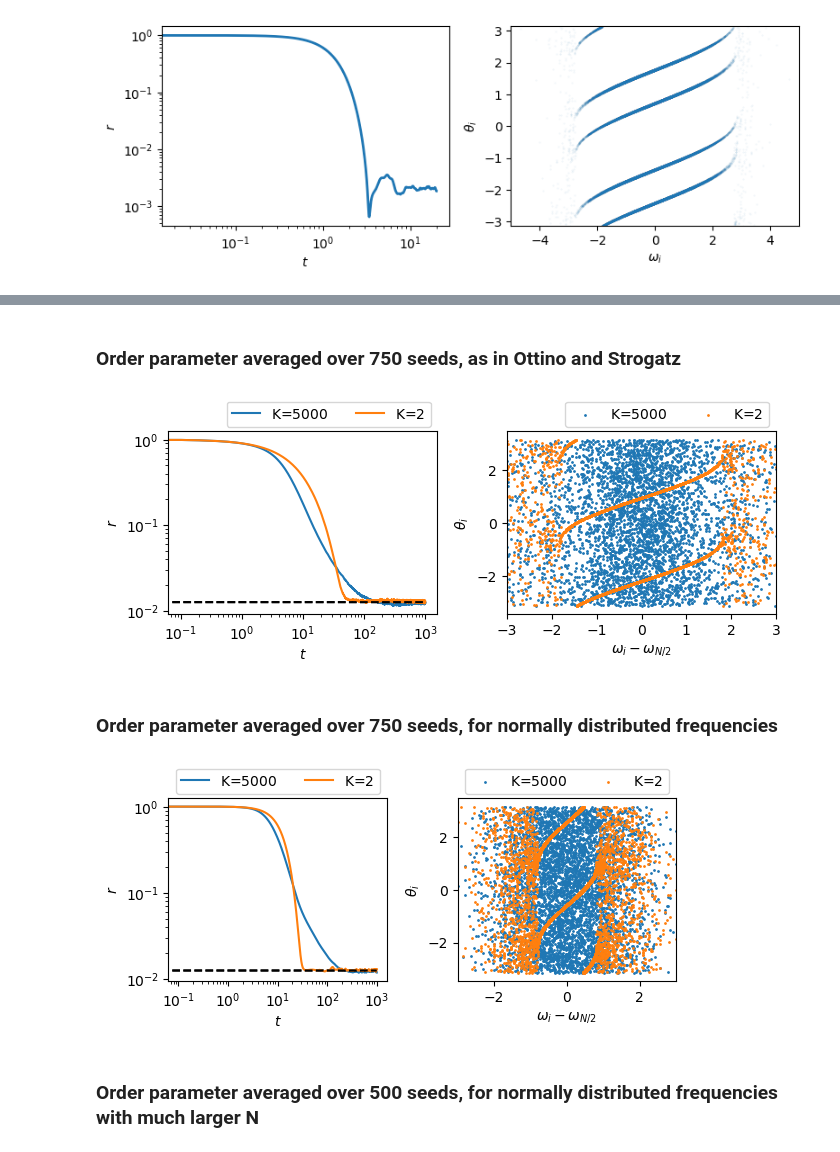
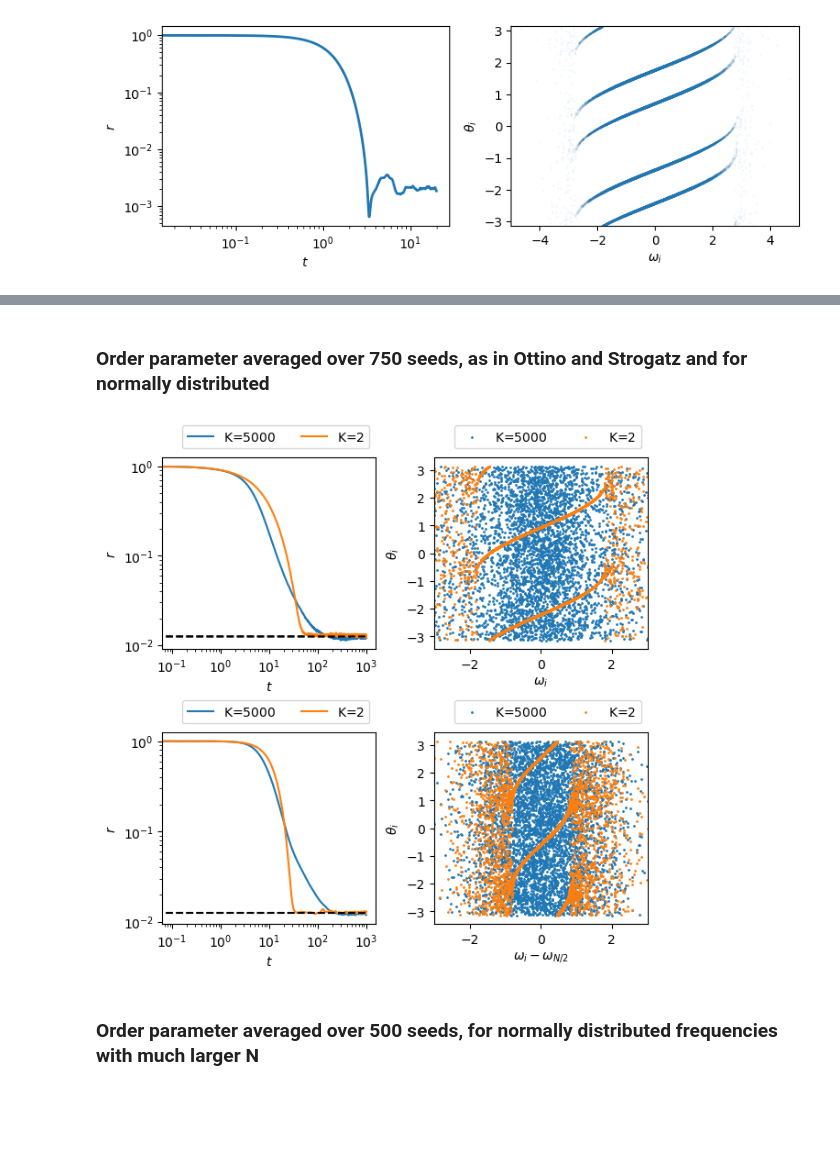
Before and after one commit to znicolaou/kuramoto_dmd, a Jupyter notebook: volcano.ipynb, the cells around one changed output, grey strips where cells are left out. Drawn from its saved outputs; the diff is of its cells as text; code cells hidden in the pictures; blank space fills up the shorter version.

```diff
--- a/volcano.ipynb
+++ b/volcano.ipynb
@@ -389,83 +389,68 @@ Error opening input file data/testbig2/%03d.png-c:v.
 Error opening input files: No such file or directory
 [interactive output not drawn]
 # %% [markdown]
-### Order parameter averaged over 750 seeds, as in Ottino and Strogatz
+### Order parameter averaged over 750 seeds, as in Ottino and Strogatz and for normally distributed
 # %%
 N=5000
 Ks=[5000,2]
 dt=0.1
 
-plt.subplots(1,2,figsize=(7,3))
+plt.subplots(2,2,figsize=(6,6),layout='constrained')
 
 for K in Ks:
-    plt.subplot(1,2,1)
+    plt.subplot(2,2,1)
     r=np.load('data/lorentz/%i/%i/avgorder.npy'%(N,K))
     plt.plot(dt*np.arange(len(r)),r,label='K=$%i$'%K)
     plt.plot(dt*np.arange(len(r)),(np.pi/4)**0.5/(N**0.5)*np.ones(len(r)),ls='--',c='black')
     plt.gca().legend(bbox_to_anchor=(1, 1.2),ncol=2)
     plt.ylabel('$r$')
     plt.xlabel(r'$t$')
     plt.xscale('log')
     plt.yscale('log')
 
-    plt.subplot(1,2,2)
+    plt.subplot(2,2,2)
     filebase='data/lorentz/%i/%i/%i'%(N,K,1)
     omega=np.fromfile(filebase+'frequencies.dat',np.float32)
     theta=np.mod(np.fromfile(filebase+'fs.dat',dtype=np.float32)[:N]+np.pi,2*np.pi)-np.pi
     plt.scatter(omega-np.median(omega),theta,s=1,label='K=$%i$'%K)
     plt.xlabel(r'$\omega_i$')
     plt.ylabel(r'$\theta_i$')
 
 plt.gca().legend(bbox_to_anchor=(1, 1.2),ncol=2)
 
 plt.xlim(-3,3)
+# plt.xlabel(r'$\omega_i-\omega_{N/2}$')
+plt.ylabel(r'$\theta_i$')
+
+for K in Ks:
+    plt.subplot(2,2,3)
+    r=np.load('data/normal/%i/%i/avgorder.npy'%(N,K))
+    plt.plot(dt*np.arange(len(r)),r,label='K=$%i$'%K)
+    plt.plot(dt*np.arange(len(r)),(np.pi/4)**0.5/(N**0.5)*np.ones(len(r)),ls='--',c='black')
+    plt.gca().legend(bbox_to_anchor=(1, 1.2),ncol=2)
+    plt.ylabel('$r$')
+    plt.xlabel(r'$t$')
+    plt.xscale('log')
+    plt.yscale('log')
+
+    plt.subplot(2,2,4)
+    filebase='data/normal/%i/%i/%i'%(N,K,1)
+    omega=np.fromfile(filebase+'frequencies.dat',np.float32)
+    theta=np.mod(np.fromfile(filebase+'fs.dat',np.float32)+np.pi,2*np.pi)[:N]-np.pi
+    plt.scatter(omega-np.median(omega),theta,s=1,label='K=$%i$'%K)
+    plt.xlabel(r'$\omega_i$')
+    plt.ylabel(r'$\theta_i$')
+
+plt.gca().legend(bbox_to_anchor=(1, 1.2),ncol=2)
+
+plt.xlim(-3,3)
 plt.xlabel(r'$\omega_i-\omega_{N/2}$')
 plt.ylabel(r'$\theta_i$')
 
-plt.tight_layout()
-plt.savefig('5000lorentz.pdf')
+plt.savefig('5000orders.pdf')
 plt.show()
 # %% [output]
-[figure, old version]
+[figure, new version]
-# %% [markdown]
-### Order parameter averaged over 750 seeds, for normally distributed frequencies
-# %%
-N=5000
-Ks=[5000,2]
-dt=0.1
-
-plt.subplots(1,2,figsize=(6,3))
-
-for K in Ks:
-    plt.subplot(1,2,1)
-    r=np.load('data/normal/%i/%i/avgorder.npy'%(N,K))
-    plt.plot(dt*np.arange(len(r)),r,label='K=$%i$'%K)
-    plt.plot(dt*np.arange(len(r)),(np.pi/4)**0.5/(N**0.5)*np.ones(len(r)),ls='--',c='black')
-    plt.gca().legend(bbox_to_anchor=(1, 1.2),ncol=2)
-    plt.ylabel('$r$')
-    plt.xlabel(r'$t$')
-    plt.xscale('log')
-    plt.yscale('log')
-
-    plt.subplot(1,2,2)
-    filebase='data/normal/%i/%i/%i'%(N,K,1)
-    omega=np.fromfile(filebase+'frequencies.dat',np.float32)
-    theta=np.mod(np.fromfile(filebase+'fs.dat',np.float32)+np.pi,2*np.pi)[:N]-np.pi
-    plt.scatter(omega-np.median(omega),theta,s=1,label='K=$%i$'%K)
-    plt.xlabel(r'$\omega_i$')
-    plt.ylabel(r'$\theta_i$')
-
-plt.gca().legend(bbox_to_anchor=(1, 1.2),ncol=2)
-
-plt.xlim(-3,3)
-plt.xlabel(r'$\omega_i-\omega_{N/2}$')
-plt.ylabel(r'$\theta_i$')
-
-plt.tight_layout()
-plt.savefig('5000normal.pdf')
-plt.show()
-# %% [output]
-[figure, removed]
 # %% [markdown]
 ### Order parameter averaged over 500 seeds, for normally distributed frequencies with much larger N
 # %%
```
Also changed, not shown: 1 other file.
